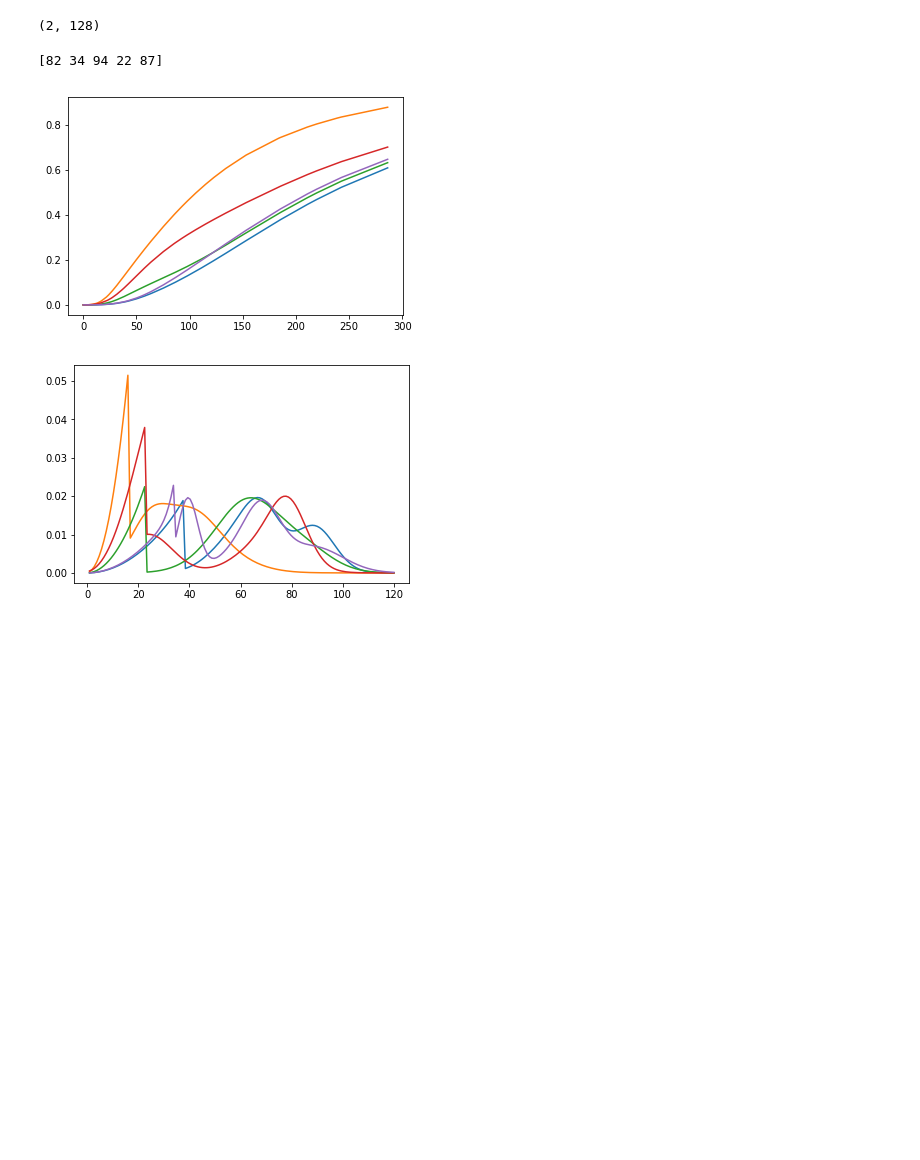
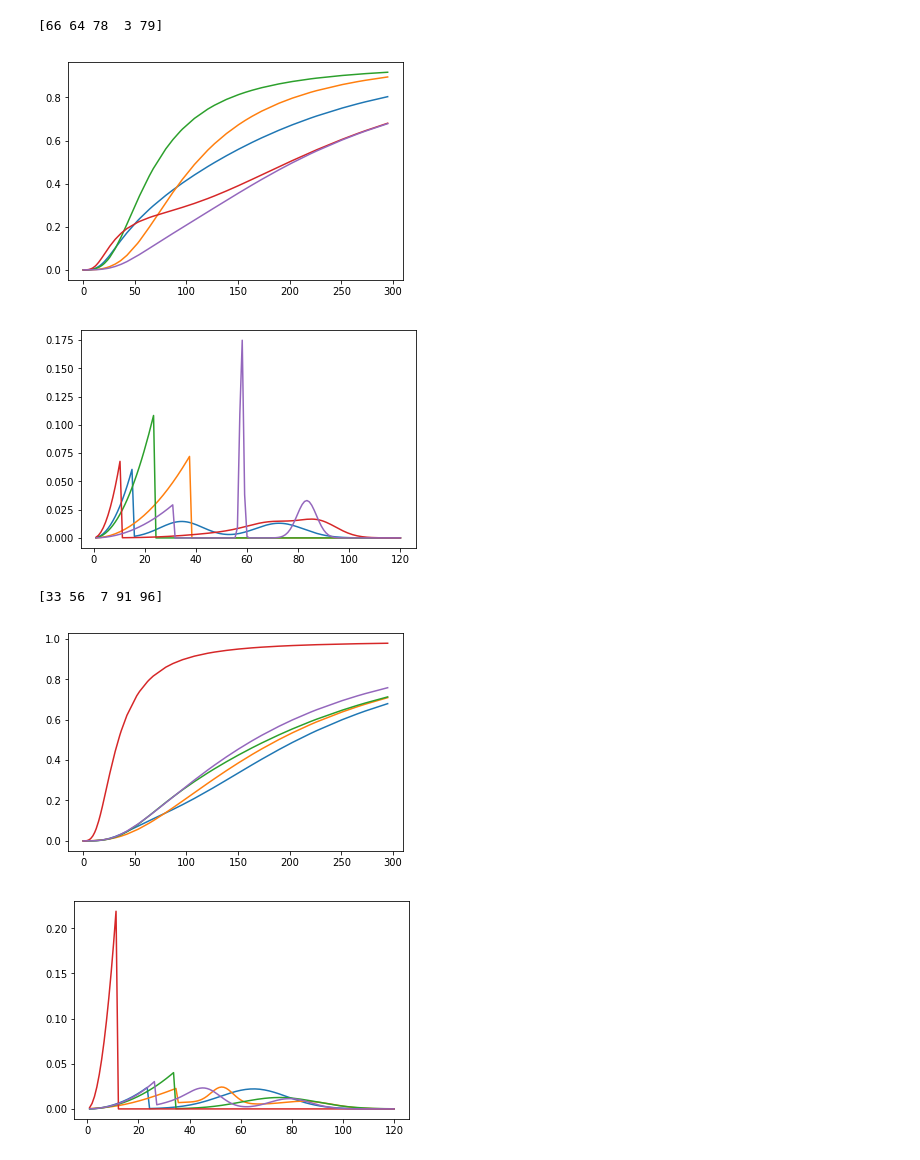
Before and after one commit to verejoel/nndos, a Jupyter notebook: genData.ipynb, the cells around one changed output. Saved outputs shown, nothing was run; the diff lists cells and outputs as text; code cells hidden in the pictures; blank space fills up the shorter version.

```diff
--- a/genData.ipynb
+++ b/genData.ipynb
@@ -106,19 +106,31 @@ plt.plot(w,Y,'b+')
-# %%
-# dimensions of a single training element
-Z = [T,X]
-np.shape(Z)
-# %% [output]
-(2, 128)
 # %%
-p = 100 # total training examples
-X = np.zeros((p,2,128))
-Y = np.zeros((p,128))
-for i in range(p):
-    [x, y] = cv(w, T)
-    X[i][0] = T
-    X[i][1] = x
-    Y[i] = y
+def genData(p):
+    X = np.zeros((p, 2, n))
+    Y = np.zeros((p, m))
+    for i in range(p):
+        [x, y] = cv(w, T)
+        X[i][0] = T
+        X[i][1] = x
+        Y[i] = y
+    return [X, Y]
+# %%
+# test the genData function
+p=100
+[X, Y] = genData(p)
+r = np.random.randint(0,p,5)
+print r
+for i in r:
+    plt.figure(0)
+    plt.plot(X[i][0],X[i][1])
+    plt.figure(1)
+
+    plt.plot(w,Y[i])
+# %% [output]
+[66 64 78  3 79]
+[figure, added]
+[figure, added]
 # %%
+# more plots
 r = np.random.randint(0,p,5)
 print r
 for i in r:
@@ -127,6 +139,6 @@ for i in r:
     plt.figure(1)
     plt.plot(w,Y[i])
 # %% [output]
-[82 34 94 22 87]
+[33 56  7 91 96]
-[figure, old version]
+[figure, new version]
-[figure, old version]
+[figure, new version]
```
Also changed, not shown: parts of 4 cells of this notebook, 4 other files.
